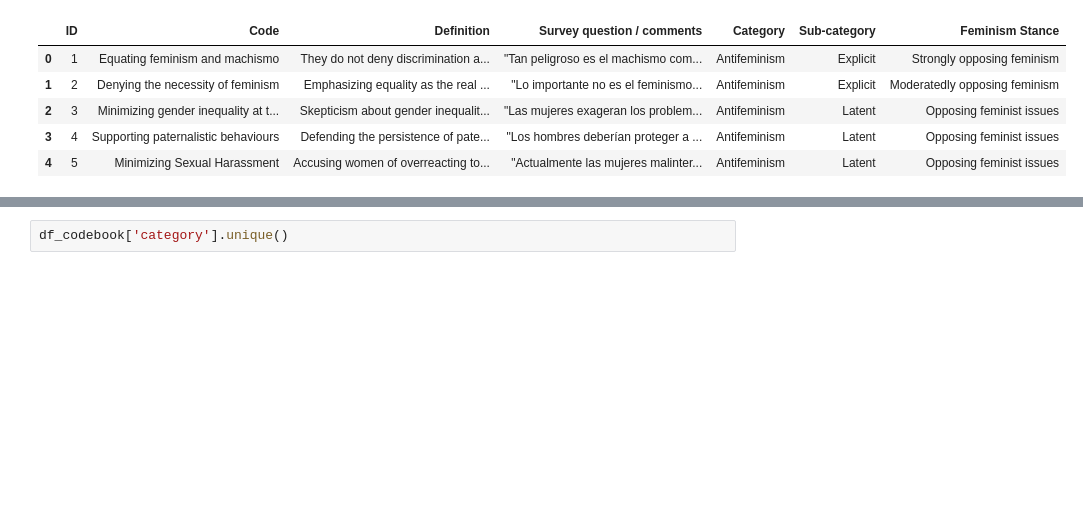
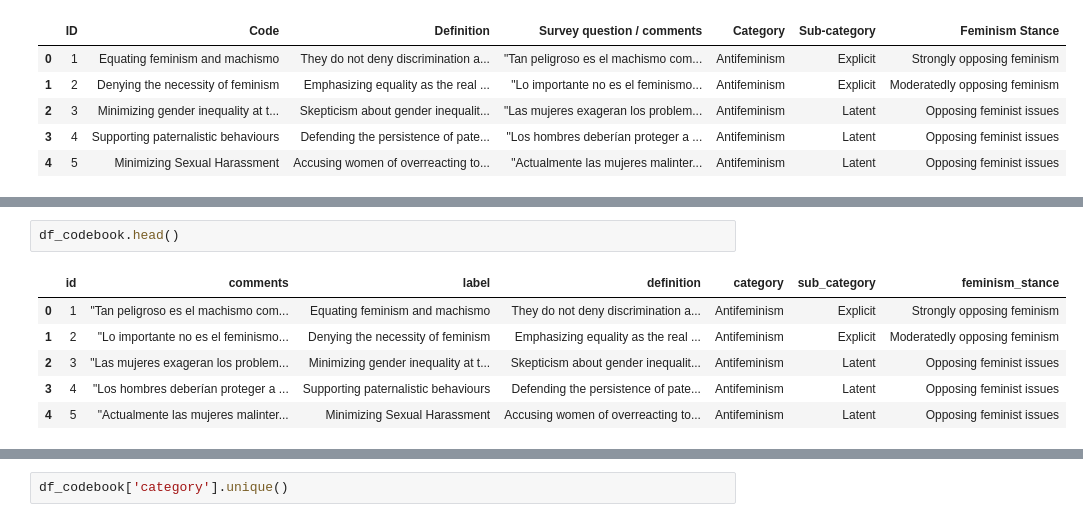
Before and after one commit to celefigs/Feminism_Influencers_Spain, a Jupyter notebook: feminism_influencers_es_analysis.ipynb, the cells around one changed output, grey strips where cells are left out. Saved outputs shown, nothing was run; the diff lists cells and outputs as text; blank space fills up the shorter version.

Commit message:
Fix minor issues

```diff
--- a/feminism_influencers_es_analysis.ipynb
+++ b/feminism_influencers_es_analysis.ipynb
@@ -40,3 +54,12 @@ df_codebook.head()
+# %%
+df_codebook.head()
+# %% [output]
+|  | id | comments | label | definition | category | sub_category | feminism_stance |
+| 0 | 1 | "Tan peligroso es el machismo com... | Equating feminism and machismo | They do not deny discrimination a... | Antifeminism | Explicit | Strongly opposing feminism |
+| 1 | 2 | "Lo importante no es el feminismo... | Denying the necessity of feminism | Emphasizing equality as the real ... | Antifeminism | Explicit | Moderatedly opposing feminism |
+| 2 | 3 | "Las mujeres exageran los problem... | Minimizing gender inequality at t... | Skepticism about gender inequalit... | Antifeminism | Latent | Opposing feminist issues |
+| 3 | 4 | "Los hombres deberían proteger a ... | Supporting paternalistic behaviours | Defending the persistence of pate... | Antifeminism | Latent | Opposing feminist issues |
+| 4 | 5 | "Actualmente las mujeres malinter... | Minimizing Sexual Harassment | Accusing women of overreacting to... | Antifeminism | Latent | Opposing feminist issues |
 # %%
 df_codebook.info()
 # %% [output]
```
Also changed, not shown: parts of 15 cells of this notebook, 1 other file.
